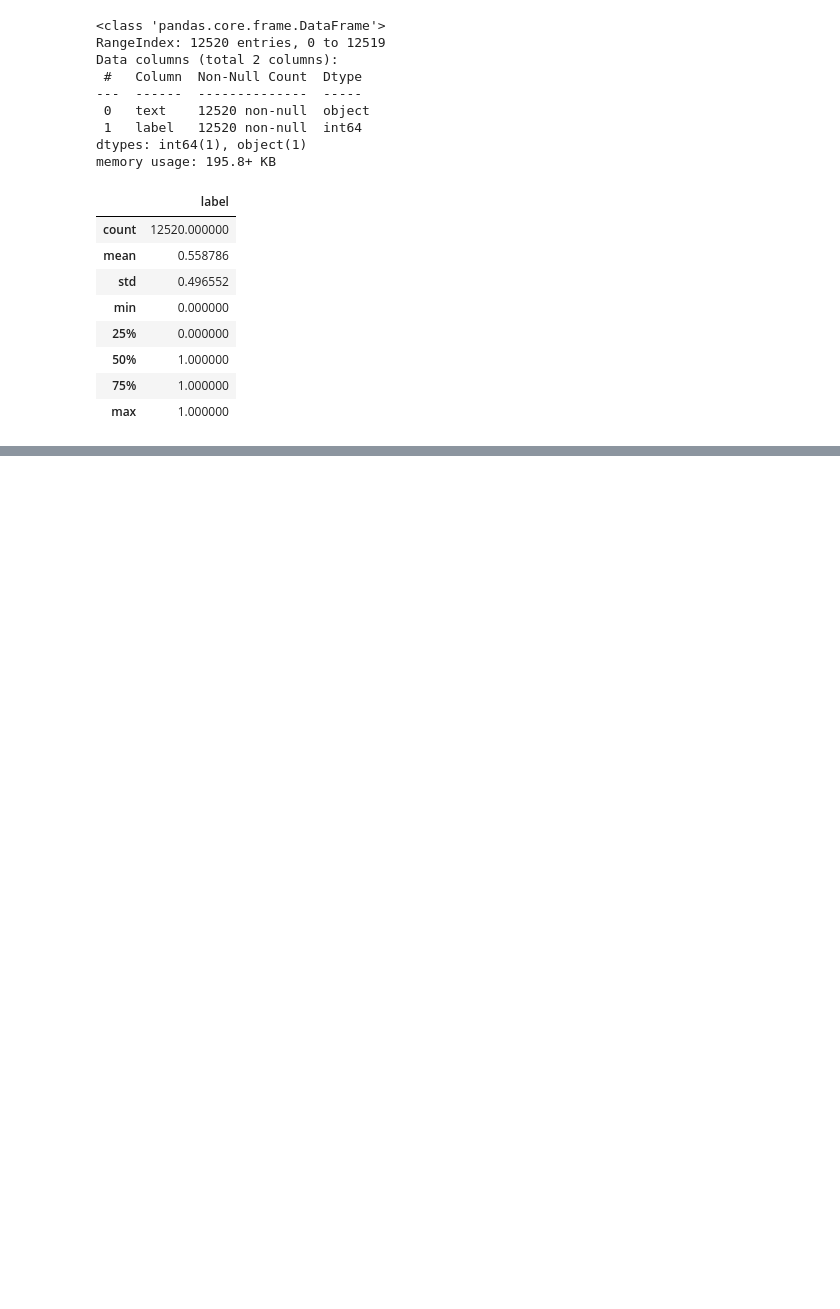
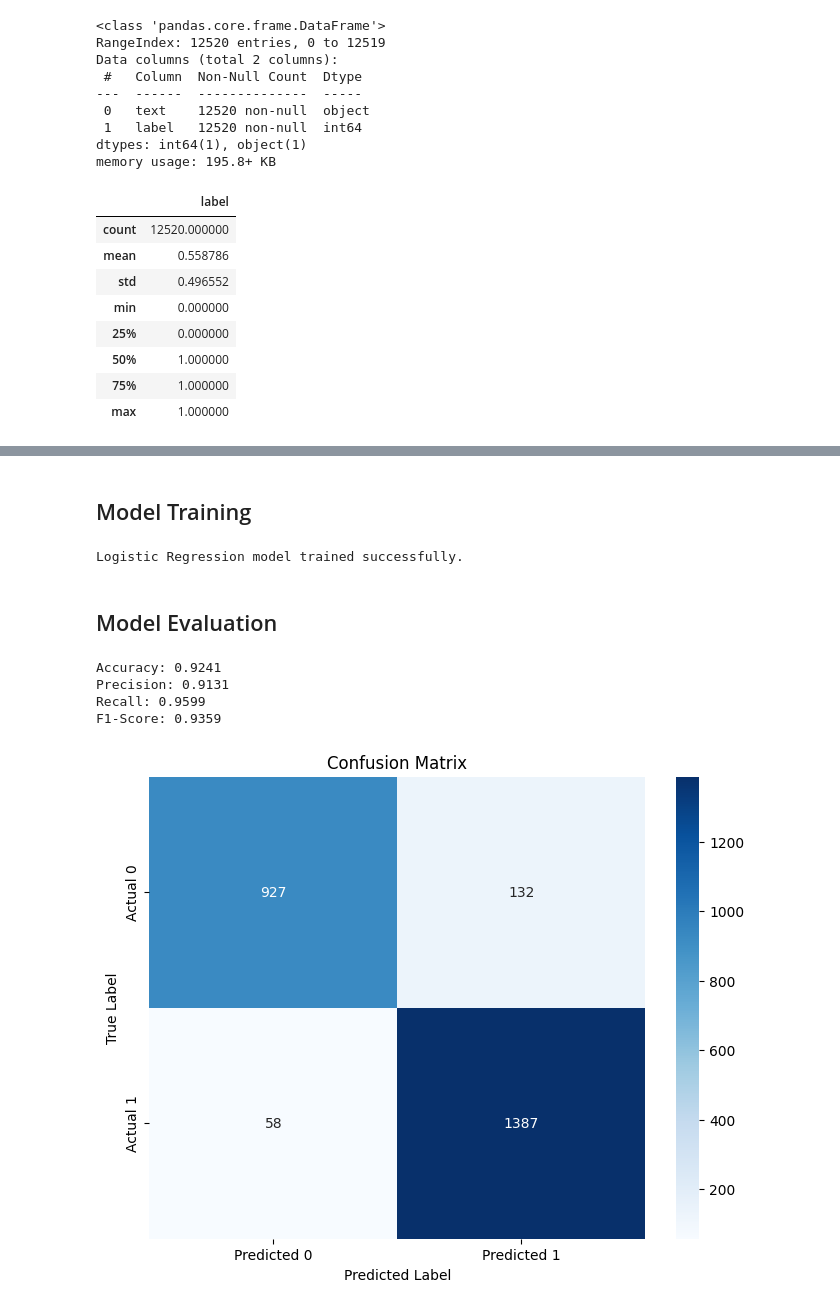
Before and after one commit to ash-iiiiish/30-Machine-Learning-Projects, a Jupyter notebook: F-Natural Language Processing(24-27)/25.Fake News Detection/fake news detection.ipynb, the cells around one changed output, grey strips where cells are left out. Cells and saved outputs as stored; diff of their text form; code cells hidden in the pictures; blank space fills up the shorter version.

```diff
--- a/F-Natural Language Processing(24-27)/25.Fake News Detection/fake news detection.ipynb
+++ b/F-Natural Language Processing(24-27)/25.Fake News Detection/fake news detection.ipynb
@@ -10,7 +10,7 @@ import seaborn as sns
 # %% [markdown]
 ## Data Collection
 # %%
-df=pd.read_csv('C:/Users/kumar/OneDrive/Desktop/Machine Learning Project/datasets/fake news.csv')
+df=pd.read_csv('/content/fake news.csv')
 df.shape
 # %% [output]
 (12520, 2)
@@ -61,0 +82,7 @@ Thanks!
+# %%
+from sklearn.feature_extraction.text import TfidfVectorizer
+
+tfidf_vectorizer = TfidfVectorizer()
+tfidf_features = tfidf_vectorizer.fit_transform(df['cleaned_text'])
+
+print("TF-IDF vectorization completed. Shape of tfidf_features:", tfidf_features.shape)
@@ -61,0 +112,53 @@ Thanks!
+# %% [markdown]
+## Model Training
+# %%
+from sklearn.linear_model import LogisticRegression
+
+# Instantiate the Logistic Regression model
+model = LogisticRegression(max_iter=1000) # Increased max_iter for convergence on potentially large dataset
+
+# Train the model
+model.fit(X_train, y_train)
+
+print("Logistic Regression model trained successfully.")
+# %% [output]
+Logistic Regression model trained successfully.
+# %% [markdown]
+## Model Evaluation
+# %%
+from sklearn.metrics import accuracy_score, precision_score, recall_score, f1_score, confusion_matrix
+import matplotlib.pyplot as plt
+import seaborn as sns
+
+# Make predictions on the test set
+y_pred = model.predict(X_test)
+
+# Calculate evaluation metrics
+accuracy = accuracy_score(y_test, y_pred)
+precision = precision_score(y_test, y_pred)
+recall = recall_score(y_test, y_pred)
+f1 = f1_score(y_test, y_pred)
+
+print(f"Accuracy: {accuracy:.4f}")
+print(f"Precision: {precision:.4f}")
+print(f"Recall: {recall:.4f}")
+print(f"F1-Score: {f1:.4f}")
+
+# Generate confusion matrix
+conf_matrix = confusion_matrix(y_test, y_pred)
+
+# Visualize confusion matrix
+plt.figure(figsize=(8, 6))
+sns.heatmap(conf_matrix, annot=True, fmt='d', cmap='Blues',
+            xticklabels=['Predicted 0', 'Predicted 1'],
+            yticklabels=['Actual 0', 'Actual 1'])
+plt.title('Confusion Matrix')
+plt.xlabel('Predicted Label')
+plt.ylabel('True Label')
+plt.show()
+# %% [output]
+Accuracy: 0.9241
+Precision: 0.9131
+Recall: 0.9599
+F1-Score: 0.9359
+[figure, added]
```
Also changed, not shown: parts of 11 cells of this notebook.
